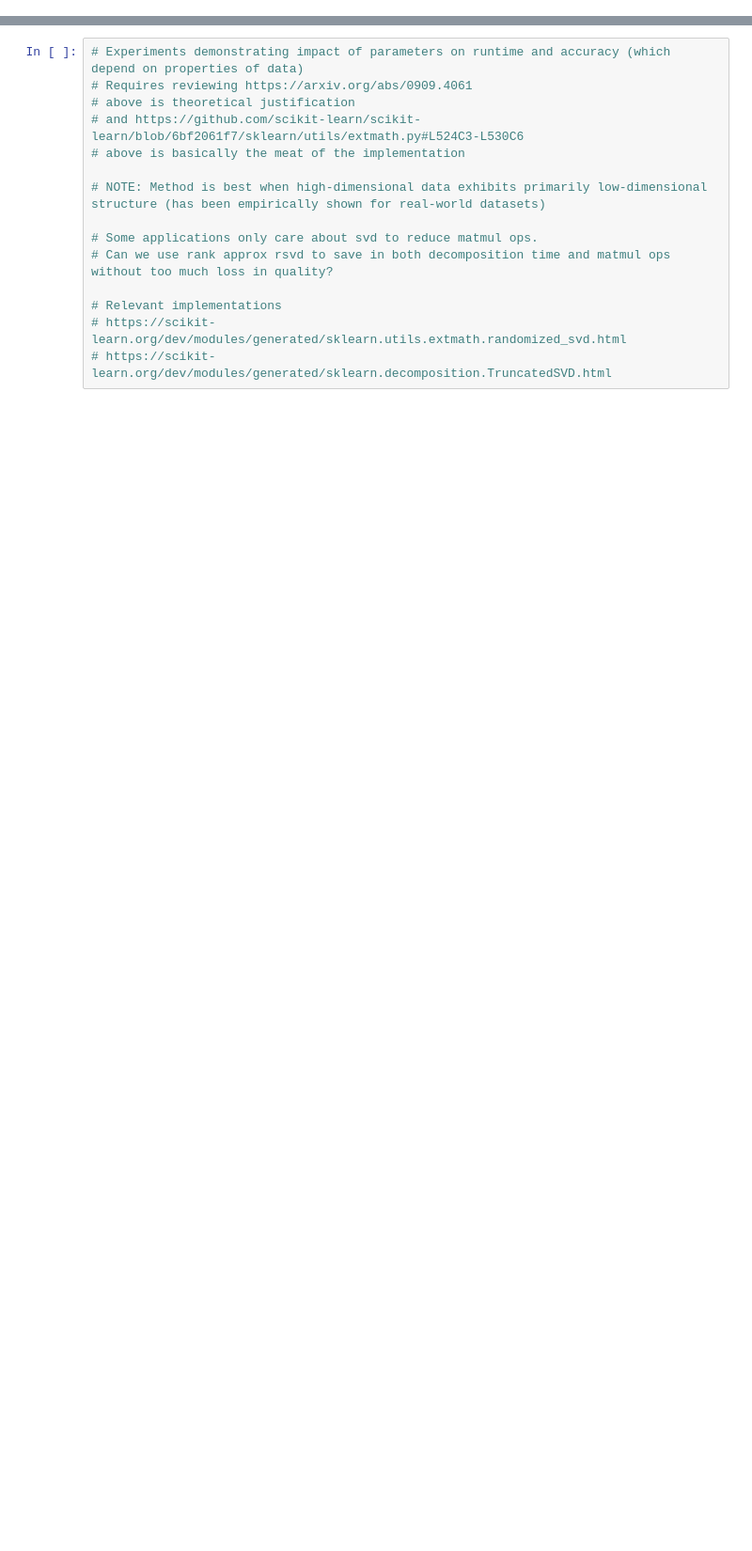
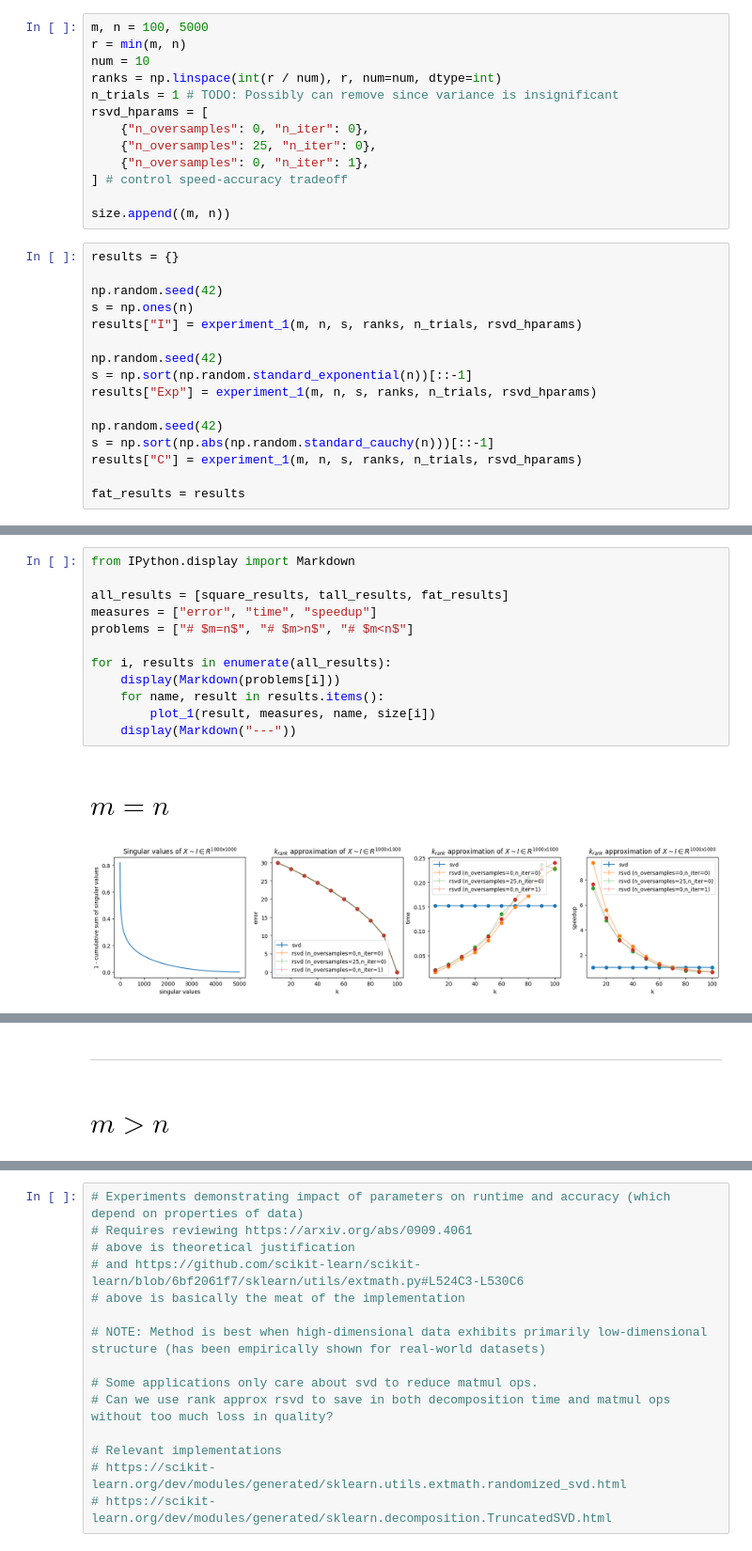
Before and after one commit to bhdsc/rNLA, a Jupyter notebook: rsvd.ipynb, the cells around one changed output, grey strips where cells are left out. Shown at 94% size. Cells and saved outputs as stored; diff of their text form; blank space fills up the shorter version.

Commit message:
refactor and add more experiments

```diff
--- a/rsvd.ipynb
+++ b/rsvd.ipynb
@@ -172,0 +218,29 @@ np.random.seed(42)
+# %%
+m, n = 100, 5000
+r = min(m, n)
+num = 10
+ranks = np.linspace(int(r / num), r, num=num, dtype=int)
+n_trials = 1 # TODO: Possibly can remove since variance is insignificant
+rsvd_hparams = [
+    {"n_oversamples": 0, "n_iter": 0},
+    {"n_oversamples": 25, "n_iter": 0},
+    {"n_oversamples": 0, "n_iter": 1},
+] # control speed-accuracy tradeoff
+
+size.append((m, n))
+# %%
+results = {}
+
+np.random.seed(42)
+s = np.ones(n)
+results["I"] = experiment_1(m, n, s, ranks, n_trials, rsvd_hparams)
+
+np.random.seed(42)
+s = np.sort(np.random.standard_exponential(n))[::-1]
+results["Exp"] = experiment_1(m, n, s, ranks, n_trials, rsvd_hparams)
+
+np.random.seed(42)
+s = np.sort(np.abs(np.random.standard_cauchy(n)))[::-1]
+results["C"] = experiment_1(m, n, s, ranks, n_trials, rsvd_hparams)
+
+fat_results = results
@@ -172,0 +253,15 @@ np.random.seed(42)
+# %%
+from IPython.display import Markdown
+
+all_results = [square_results, tall_results, fat_results]
+measures = ["error", "time", "speedup"]
+problems = ["# $m=n$", "# $m>n$", "# $m<n$"]
+
+for i, results in enumerate(all_results):
+    display(Markdown(problems[i]))
+    for name, result in results.items():
+        plot_1(result, measures, name, size[i])
+    display(Markdown("---"))
+# %% [output]
+# $m=n$
+[figure, added]
@@ -172,0 +270,2 @@ np.random.seed(42)
+---
+# $m>n$
```
Also changed, not shown: parts of 23 cells of this notebook.
